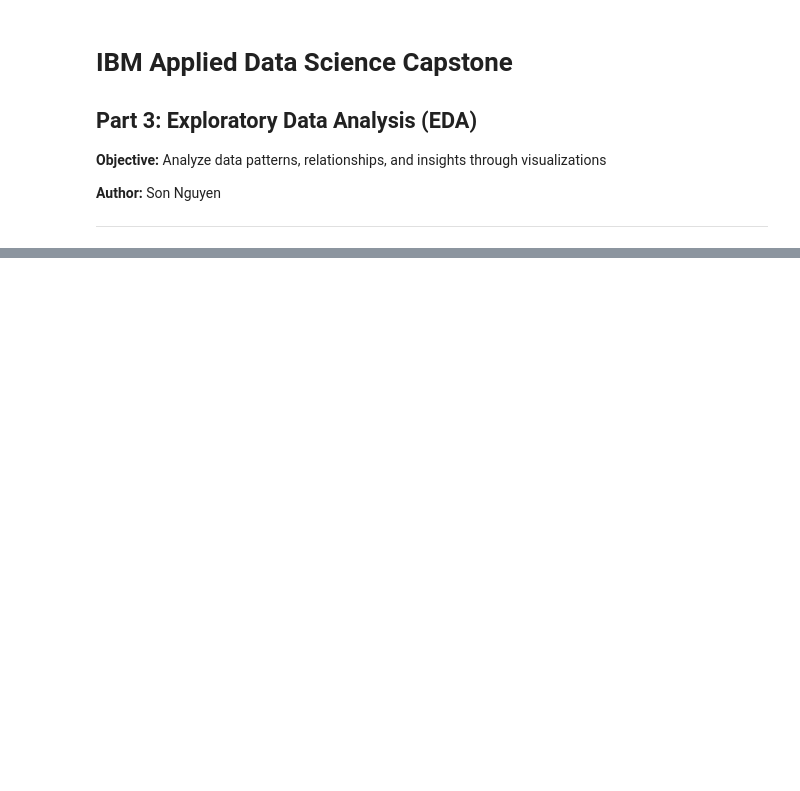
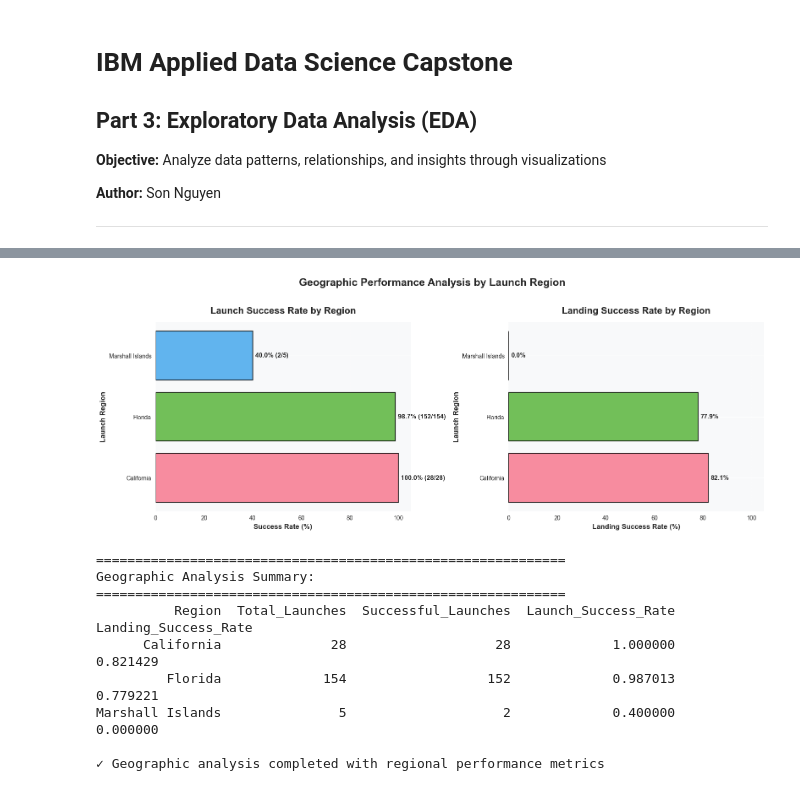
Before and after one commit to mapleleaflatte03/ibm_applied_data_dcience_capstone, a Jupyter notebook: notebooks/3_eda_analysis.ipynb, the cells around one changed output, grey strips where cells are left out. Saved outputs shown, nothing was run; the diff lists cells and outputs as text; code cells hidden in the pictures; blank space fills up the shorter version.

```diff
--- a/notebooks/3_eda_analysis.ipynb
+++ b/notebooks/3_eda_analysis.ipynb
@@ -71,0 +502,65 @@ plt.show()
+# %%
+# Geographic performance analysis - Launch Sites
+region_performance = df.groupby('Region').agg({
+    'Launch_Success_Binary': ['count', 'sum', 'mean'],
+    'Landing_Success': 'mean'
+}).reset_index()
+region_performance.columns = ['Region', 'Total_Launches', 'Successful_Launches',
+                              'Launch_Success_Rate', 'Landing_Success_Rate']
+region_performance = region_performance.sort_values('Launch_Success_Rate', ascending=False)
+
+fig, axes = plt.subplots(1, 2, figsize=(16, 6))
+fig.suptitle('Geographic Performance Analysis by Launch Region', fontsize=18, fontweight='bold', y=1.02)
+
+colors = sns.color_palette("husl", len(region_performance))
+bars1 = axes[0].barh(region_performance['Region'],
+                     region_performance['Launch_Success_Rate'] * 100,
+                     color=colors, alpha=0.8, edgecolor='black', linewidth=1.5)
+
+for i, (bar, val) in enumerate(zip(bars1, region_performance['Launch_Success_Rate'] * 100)):
+    axes[0].text(bar.get_width() + 1, bar.get_y() + bar.get_height()/2,
+                f'{val:.1f}% ({int(region_performance.iloc[i]["Successful_Launches"])}/{int(region_performance.iloc[i]["Total_Launches"])})',
+                ha='left', va='center', fontweight='bold', fontsize=11)
+
+axes[0].set_title('Launch Success Rate by Region', fontsize=16, fontweight='bold', pad=15)
+axes[0].set_xlabel('Success Rate (%)', fontsize=12, fontweight='bold')
+axes[0].set_ylabel('Launch Region', fontsize=12, fontweight='bold')
+axes[0].set_xlim([0, 105])
+axes[0].grid(True, alpha=0.3, axis='x', linestyle='--')
+axes[0].set_facecolor('#F8F9FA')
+
+bars2 = axes[1].barh(region_performance['Region'],
+                     region_performance['Landing_Success_Rate'] * 100,
+                     color=colors, alpha=0.8, edgecolor='black', linewidth=1.5)
+
+for i, (bar, val) in enumerate(zip(bars2, region_performance['Landing_Success_Rate'] * 100)):
+    axes[1].text(bar.get_width() + 1, bar.get_y() + bar.get_height()/2,
+                f'{val:.1f}%', ha='left', va='center', fontweight='bold', fontsize=11)
+
+axes[1].set_title('Landing Success Rate by Region', fontsize=16, fontweight='bold', pad=15)
+axes[1].set_xlabel('Landing Success Rate (%)', fontsize=12, fontweight='bold')
+axes[1].set_ylabel('Launch Region', fontsize=12, fontweight='bold')
+axes[1].set_xlim([0, 105])
+axes[1].grid(True, alpha=0.3, axis='x', linestyle='--')
+axes[1].set_facecolor('#F8F9FA')
+
+plt.tight_layout()
+plt.savefig('../images/spacex_geographic_analysis.png', dpi=300, bbox_inches='tight', facecolor='white')
+plt.show()
+
+print("\n" + "="*60)
+print("Geographic Analysis Summary:")
+print("="*60)
+print(region_performance.to_string(index=False))
+print("\n✓ Geographic analysis completed with regional performance metrics")
+# %% [output]
+[figure, added]
+============================================================
+Geographic Analysis Summary:
+============================================================
+          Region  Total_Launches  Successful_Launches  Launch_Success_Rate  Landing_Success_Rate
+      California              28                   28             1.000000              0.821429
+         Florida             154                  152             0.987013              0.779221
+Marshall Islands               5                    2             0.400000              0.000000
+
+✓ Geographic analysis completed with regional performance metrics
```
Also changed, not shown: parts of 22 cells of this notebook, 25 other files.
